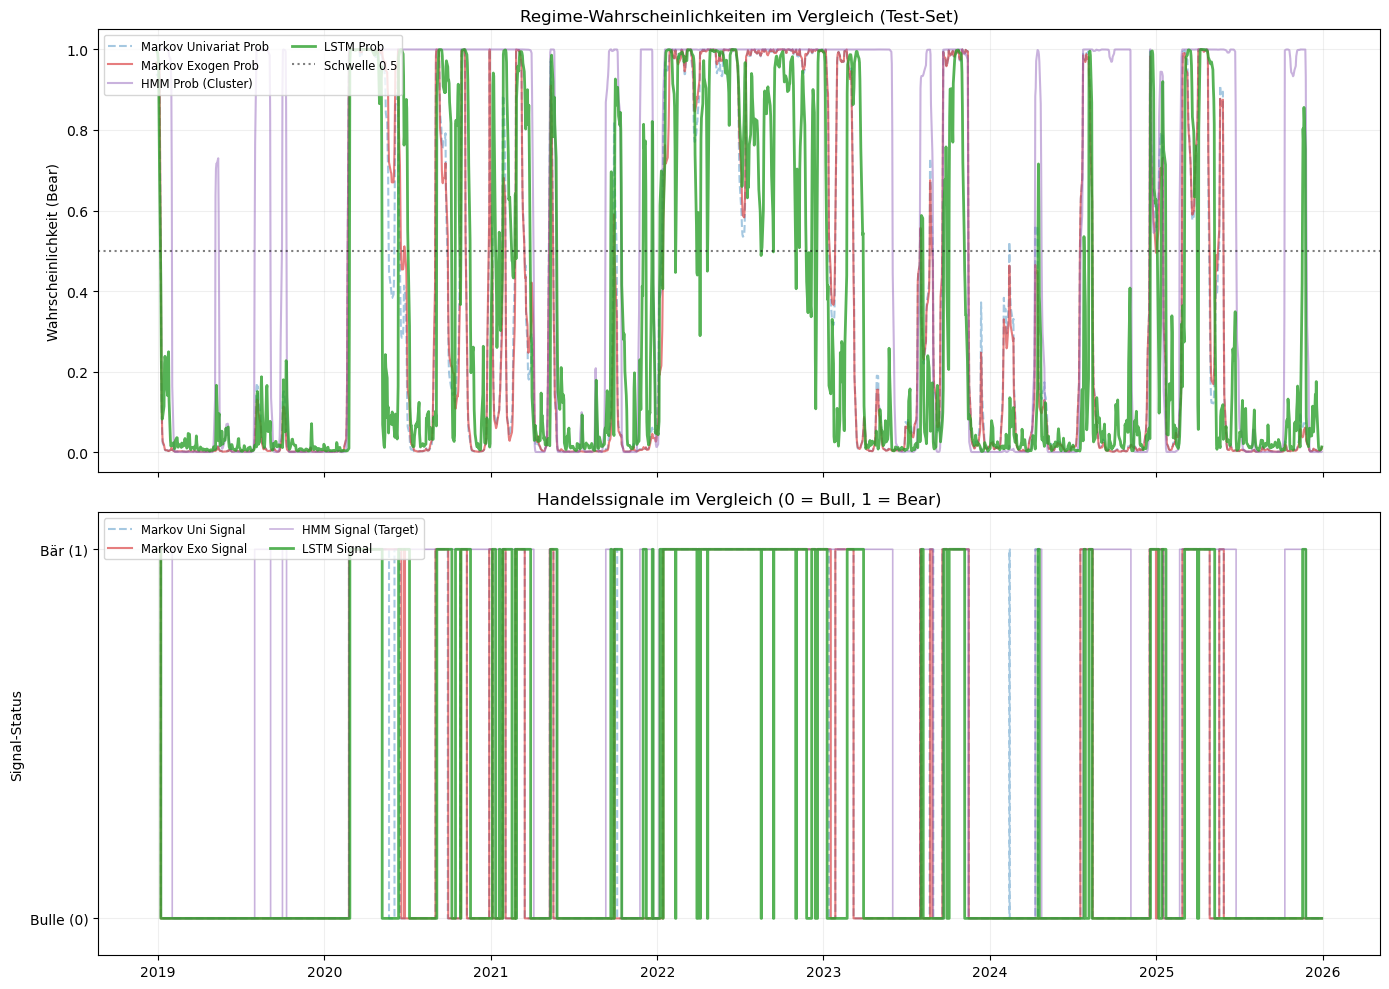
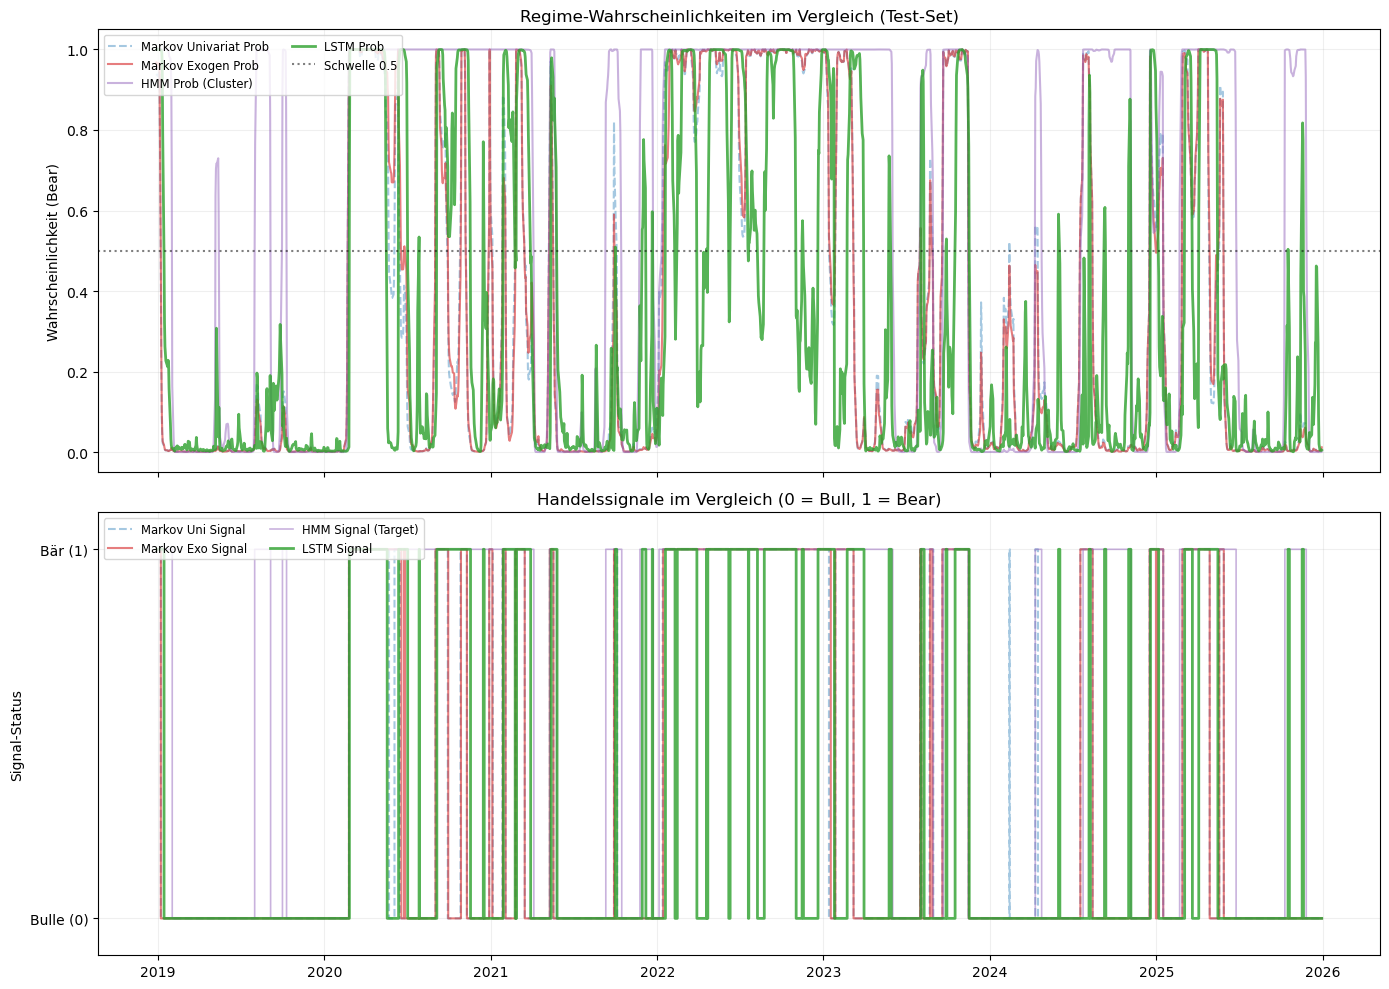
Code edit (unified diff) that turned the first committed figure into the second:
--- before
+++ after
@@ -49,3 +49,5 @@
 # Layout optimieren
 plt.tight_layout()
+# Equity Curve persistieren
+plt.savefig('../assets/regime_comparison.png', dpi=300, bbox_inches='tight')
 plt.show()

Commit: Update README.md